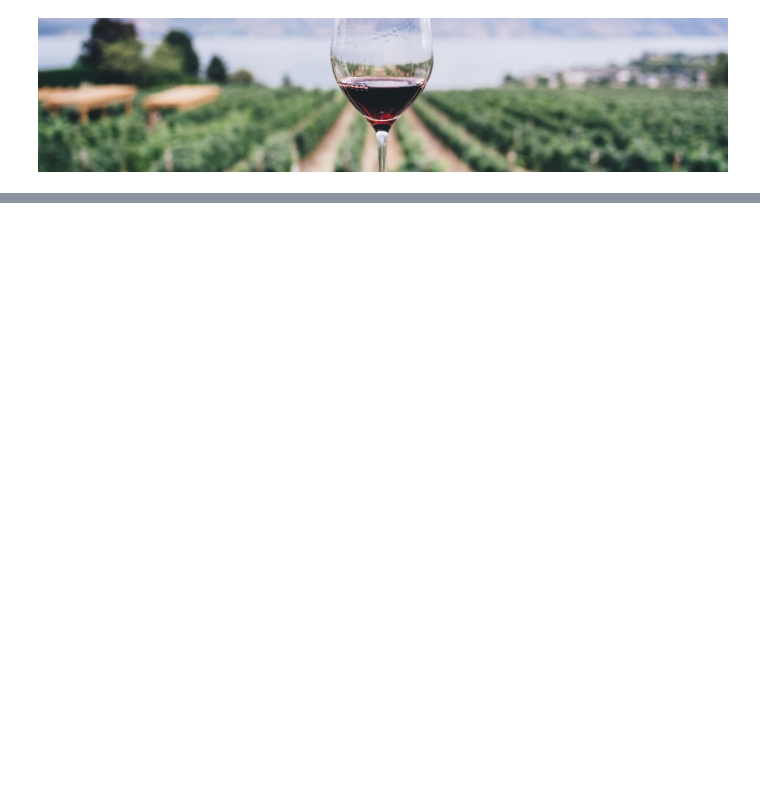
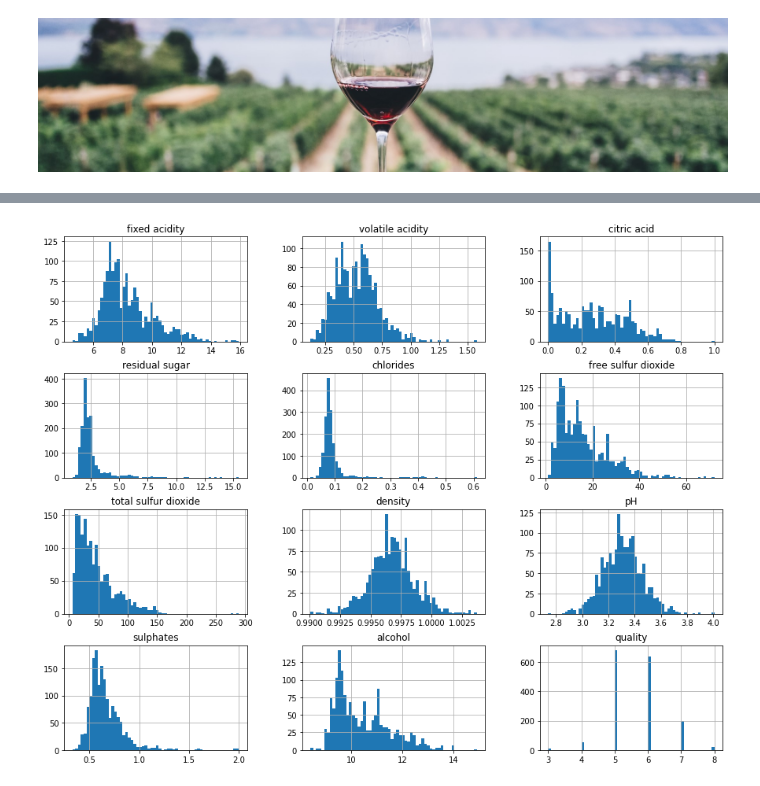
Before and after one commit to GalKoaz/Final-assignment, a Jupyter notebook: Regression.ipynb, the cells around one changed output, grey strips where cells are left out. Cells and saved outputs as stored; diff of their text form; code cells hidden in the pictures; blank space fills up the shorter version.

```diff
--- a/Regression.ipynb
+++ b/Regression.ipynb
@@ -1,8 +1,9 @@
 # %% [markdown]
 ![dataset-cover.jpg](attachment:e3d46ac1-b709-4969-8b0d-b5ef20df1174.jpg)
 # %%
+#Imports and load the data csv.
 import pandas as pd
 import numpy as np
 import seaborn as sn
 import matplotlib.pyplot as plt
-df = pd.read_csv('winequality-red.csv')
+df = pd.read_csv('D:\winequality-red.csv')
@@ -56 +97,5 @@ dtype: int64
+# %%
+df.hist(bins=60, figsize=(15,12));
+# %% [output]
+[figure, added]
 # %%
```
Also changed, not shown: parts of 10 cells of this notebook.
